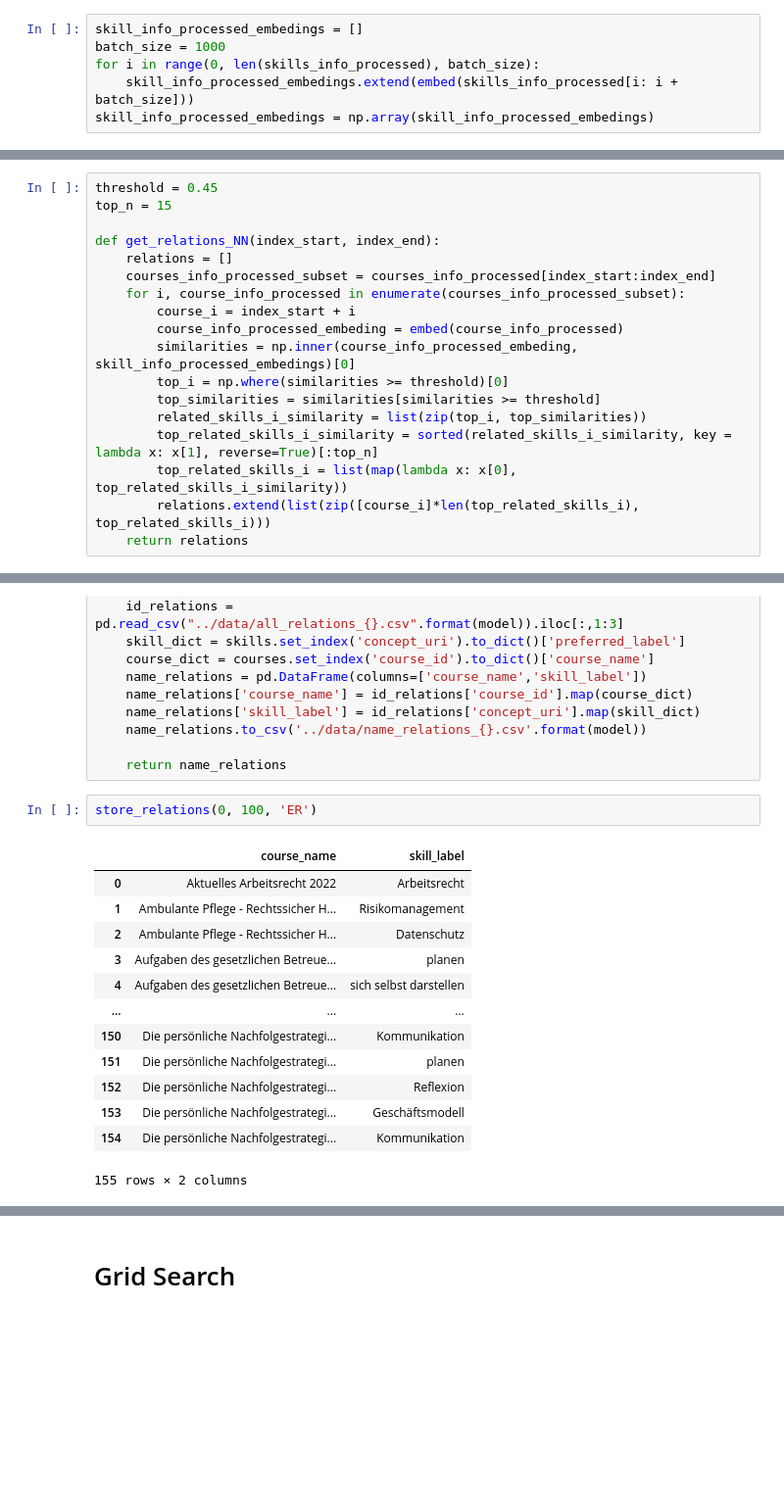
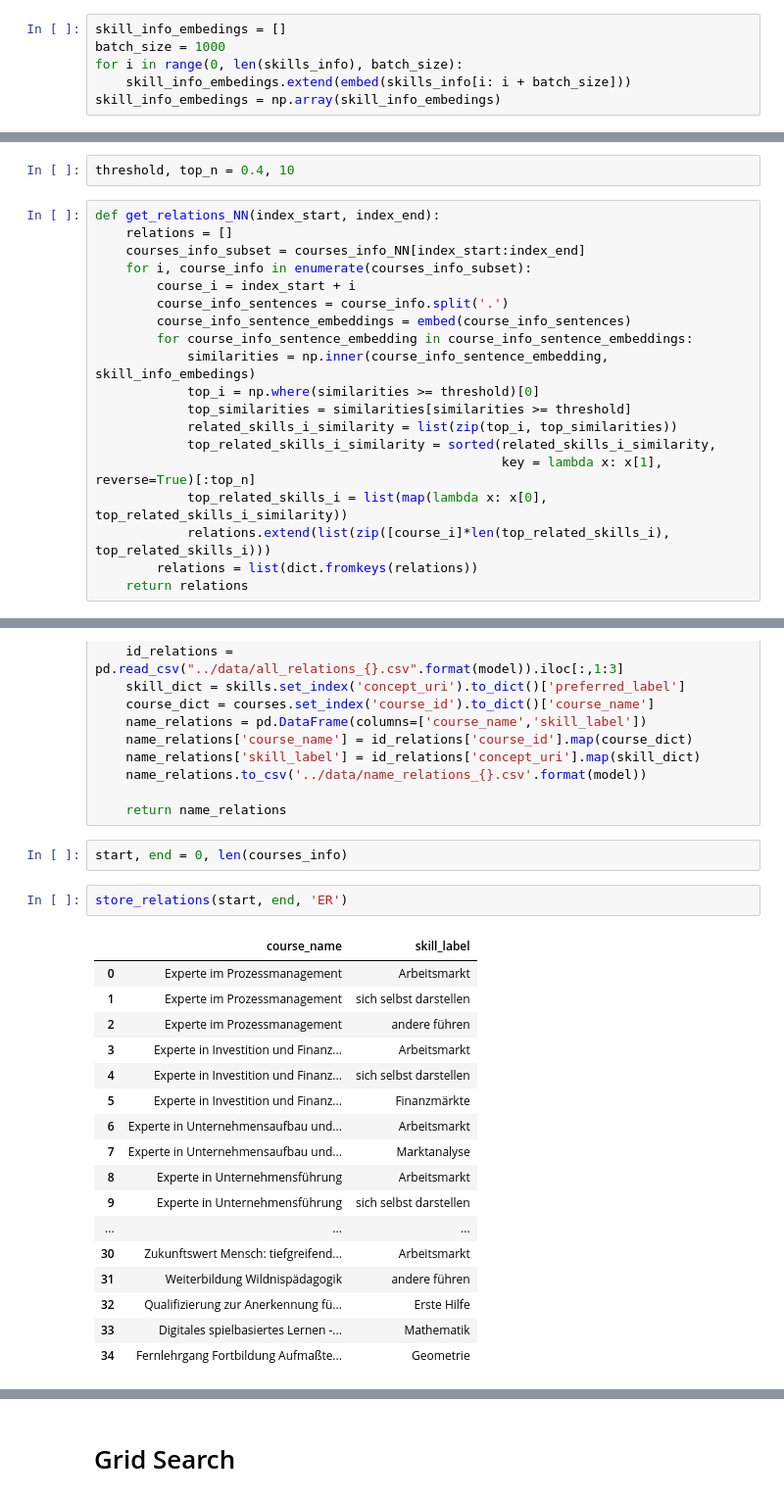
Before and after one commit to ingastrelnikova/awt-pj-ss22-learn-tech-2, a Jupyter notebook: src/NLP.ipynb, the cells around one changed output, grey strips where cells are left out. Shown at 98% size. Cells and saved outputs as stored; diff of their text form; blank space fills up the shorter version.

```diff
--- a/src/NLP.ipynb
+++ b/src/NLP.ipynb
@@ -193,9 +213,9 @@ embed = hub.load("https://tfhub.dev/google/universal-sentence-encoder-multilingu
 
 **Implementation tricks:** compute one batch of embeddings at a time, and use numpy matrix operations to speed up (parallelizable operations)
 # %%
-skill_info_processed_embedings = []
+skill_info_embedings = []
 batch_size = 1000
-for i in range(0, len(skills_info_processed), batch_size):
-    skill_info_processed_embedings.extend(embed(skills_info_processed[i: i + batch_size]))
-skill_info_processed_embedings = np.array(skill_info_processed_embedings)
+for i in range(0, len(skills_info), batch_size):
+    skill_info_embedings.extend(embed(skills_info[i: i + batch_size]))
+skill_info_embedings = np.array(skill_info_embedings)
 # %%
@@ -221,20 +247,23 @@ array([[ 0.02038876, -0.00954446, -0.03040175, ...,  0.04920845,
+# %%
+threshold, top_n = 0.4, 10
 # %%
-threshold = 0.45
-top_n = 15
-
 def get_relations_NN(index_start, index_end):
     relations = []
-    courses_info_processed_subset = courses_info_processed[index_start:index_end]
-    for i, course_info_processed in enumerate(courses_info_processed_subset):
+    courses_info_subset = courses_info_NN[index_start:index_end]
+    for i, course_info in enumerate(courses_info_subset):
         course_i = index_start + i
-        course_info_processed_embeding = embed(course_info_processed)
-        similarities = np.inner(course_info_processed_embeding, skill_info_processed_embedings)[0]
-        top_i = np.where(similarities >= threshold)[0]
-        top_similarities = similarities[similarities >= threshold]
-        related_skills_i_similarity = list(zip(top_i, top_similarities))
-        top_related_skills_i_similarity = sorted(related_skills_i_similarity, key = lambda x: x[1], reverse=True)[:top_n]
-        top_related_skills_i = list(map(lambda x: x[0], top_related_skills_i_similarity))
-        relations.extend(list(zip([course_i]*len(top_related_skills_i), top_related_skills_i)))
+        course_info_sentences = course_info.split('.')
+        course_info_sentence_embeddings = embed(course_info_sentences)
+        for course_info_sentence_embedding in course_info_sentence_embeddings:
+            similarities = np.inner(course_info_sentence_embedding, skill_info_embedings)
+            top_i = np.where(similarities >= threshold)[0]
+            top_similarities = similarities[similarities >= threshold]
+            related_skills_i_similarity = list(zip(top_i, top_similarities))
+            top_related_skills_i_similarity = sorted(related_skills_i_similarity,
+                                                     key = lambda x: x[1], reverse=True)[:top_n]
+            top_related_skills_i = list(map(lambda x: x[0], top_related_skills_i_similarity))
+            relations.extend(list(zip([course_i]*len(top_related_skills_i), top_related_skills_i)))
+        relations = list(dict.fromkeys(relations))
     return relations
 # %% [markdown]
 ### Calculate id relations
@@ -272,20 +301,26 @@ def store_relations (start, end, model):
     name_relations.to_csv('../data/name_relations_{}.csv'.format(model))
 
     return name_relations
+# %%
+start, end = 0, len(courses_info)
 # %%
-store_relations(0, 100, 'ER')
+store_relations(start, end, 'ER')
 # %% [output]
 |  | course_name | skill_label |
-| 0 | Aktuelles Arbeitsrecht 2022 | Arbeitsrecht |
-| 1 | Ambulante Pflege - Rechtssicher H... | Risikomanagement |
-| 2 | Ambulante Pflege - Rechtssicher H... | Datenschutz |
-| 3 | Aufgaben des gesetzlichen Betreue... | planen |
-| 4 | Aufgaben des gesetzlichen Betreue... | sich selbst darstellen |
+| 0 | Experte im Prozessmanagement | Arbeitsmarkt |
+| 1 | Experte im Prozessmanagement | sich selbst darstellen |
+| 2 | Experte im Prozessmanagement | andere führen |
+| 3 | Experte in Investition und Finanz... | Arbeitsmarkt |
+| 4 | Experte in Investition und Finanz... | sich selbst darstellen |
+| 5 | Experte in Investition und Finanz... | Finanzmärkte |
+| 6 | Experte in Unternehmensaufbau und... | Arbeitsmarkt |
+| 7 | Experte in Unternehmensaufbau und... | Marktanalyse |
+| 8 | Experte in Unternehmensführung | Arbeitsmarkt |
+| 9 | Experte in Unternehmensführung | sich selbst darstellen |
 | ... | ... | ... |
-| 150 | Die persönliche Nachfolgestrategi... | Kommunikation |
-| 151 | Die persönliche Nachfolgestrategi... | planen |
-| 152 | Die persönliche Nachfolgestrategi... | Reflexion |
-| 153 | Die persönliche Nachfolgestrategi... | Geschäftsmodell |
-| 154 | Die persönliche Nachfolgestrategi... | Kommunikation |
+| 30 | Zukunftswert Mensch: tiefgreifend... | Arbeitsmarkt |
+| 31 | Weiterbildung Wildnispädagogik | andere führen |
+| 32 | Qualifizierung zur Anerkennung fü... | Erste Hilfe |
+| 33 | Digitales spielbasiertes Lernen -... | Mathematik |
+| 34 | Fernlehrgang Fortbildung Aufmaßte... | Geometrie |
-155 rows × 2 columns
 # %%
```
Also changed, not shown: parts of 13 cells of this notebook, 14 other files.
